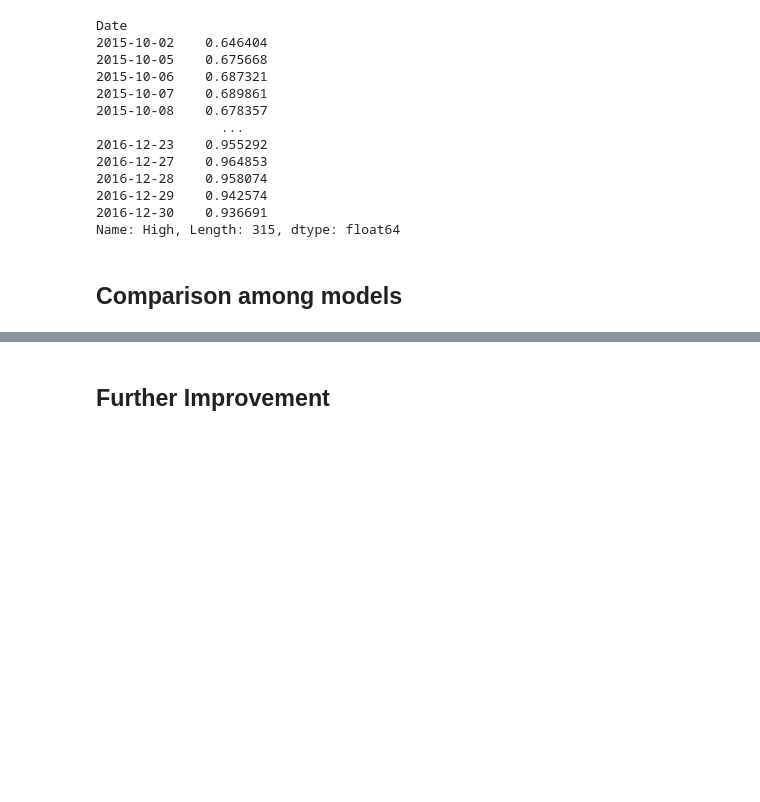
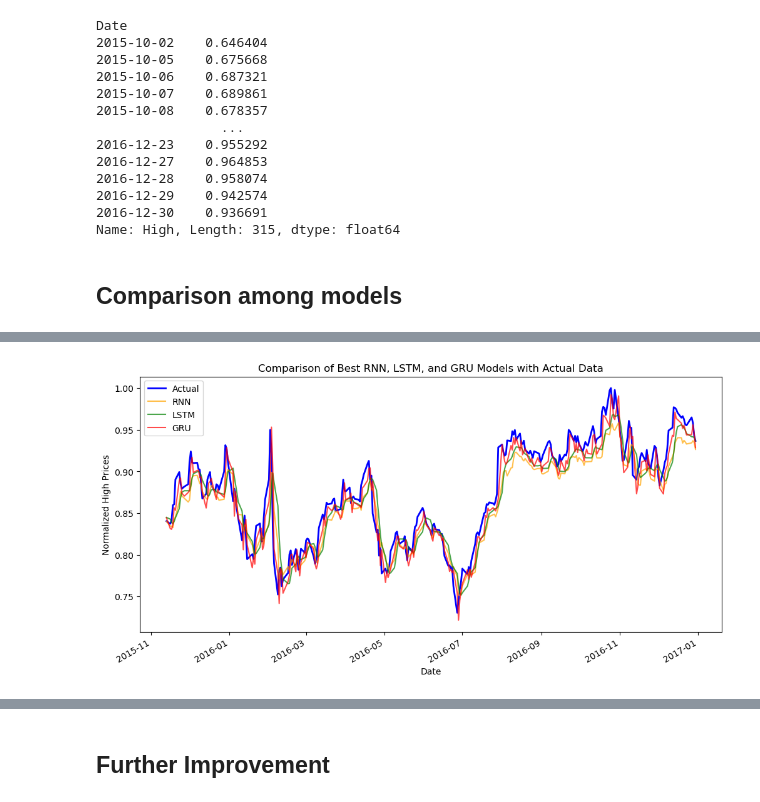
Before and after one commit to MuMind93/4439_COMP_SCI_7318_Assignment3_a1919980, a Jupyter notebook: Assignment3.ipynb, the cells around one changed output, grey strips where cells are left out. Cells and saved outputs as stored; diff of their text form; code cells hidden in the pictures; blank space fills up the shorter version.

Commit message:
plots ajustments

```diff
--- a/Assignment3.ipynb
+++ b/Assignment3.ipynb
@@ -422,0 +357,80 @@ Epoch 1/50
+# %%
+best_models = {}
+best_predictions = {}
+best_dates = {}
+
+# For each model type, find the best performing look_back based on MSE
+for model_type in ['RNN', 'LSTM', 'GRU']:
+    best_mse = float('inf')
+    best_key = None
+    for key in performance_log:
+        if key[0] == model_type and performance_log[key]['MSE'] < best_mse:
+            best_mse = performance_log[key]['MSE']
+            best_key = key
+
+    if best_key:
+        # Recreate the validation set for the chosen look_back
+        X_val, y_val, dates_val = create_dataset_with_dates(validation['High'].values, validation.index.values, best_key[1])
+        X_val = X_val.reshape((X_val.shape[0], X_val.shape[1], 1))
+
+        print(f"Model: {model_type}, Look Back: {best_key[1]}, X_val shape: {X_val.shape}")
+
+        best_models[model_type] = models_storage[best_key]
+        predictions = best_models[model_type].predict(X_val)
+        predictions = predictions.flatten()
+
+        # Filter the dates and predictions to include only those where actual data is available
+        valid_indices = [i for i, date in enumerate(dates_val) if date in validation.index.values]
+        filtered_dates = dates_val[valid_indices]
+        filtered_predictions = predictions[valid_indices]
+
+        best_predictions[model_type] = filtered_predictions
+        best_dates[model_type] = filtered_dates
+
+# Now we have best_predictions and best_dates for each model.
+# Next, align all predictions and actual values using the intersection of dates.
+
+all_dates_sets = [set(d) for d in best_dates.values()]
+common_dates_set = set.intersection(*all_dates_sets)
+common_dates = sorted(list(common_dates_set))
+
+# Align predictions for all models
+aligned_predictions = {}
+for model_type in best_predictions:
+    date_to_idx = {date: idx for idx, date in enumerate(best_dates[model_type])}
+    indices = [date_to_idx[d] for d in common_dates if d in date_to_idx]
+    aligned_predictions[model_type] = best_predictions[model_type][indices]
+
+# Align the actual y_val according to common_dates
+# We need y_val and dates_val that correspond to the same scenario as predictions.
+# Let's take one of the best models (best_model_key) as reference:
+reference_look_back = best_model_key[1]
+X_val_ref, y_val_ref, dates_val_ref = create_dataset_with_dates(validation['High'].values, validation.index.values, reference_look_back)
+# Map dates_val_ref to indices
+date_to_idx_ref = {date: idx for idx, date in enumerate(dates_val_ref)}
+indices_ref = [date_to_idx_ref[d] for d in common_dates if d in date_to_idx_ref]
+y_val_aligned = y_val_ref[indices_ref]
+
+plt.figure(figsize=(12, 6))
+plt.gca().xaxis.set_major_locator(mdates.AutoDateLocator())
+plt.gca().xaxis.set_major_formatter(mdates.DateFormatter('%Y-%m'))
+
+# Plot the actual aligned values
+plt.plot(common_dates, y_val_aligned, label='Actual', color='blue', linewidth=2)
+
+colors = {'RNN': 'orange', 'LSTM': 'green', 'GRU': 'red'}
+for model_type in aligned_predictions:
+    plt.plot(common_dates, aligned_predictions[model_type],
+             label=model_type, color=colors[model_type], alpha=0.7)
+
+plt.title('Comparison of Best RNN, LSTM, and GRU Models with Actual Data')
+plt.xlabel('Date')
+plt.ylabel('Normalized High Prices')
+plt.legend()
+plt.gcf().autofmt_xdate()
+plt.show()
+
+# Prepare for Part 2 based on the best model from Part 1
+best_model_type = best_model_key[0]
+print("\nReady for Part 2 with best model:", best_model_type)
+# %% [output]
@@ -422,0 +443 @@ Epoch 1/50
+[figure, added]
```
Also changed, not shown: parts of 10 cells of this notebook, 51 other files.
